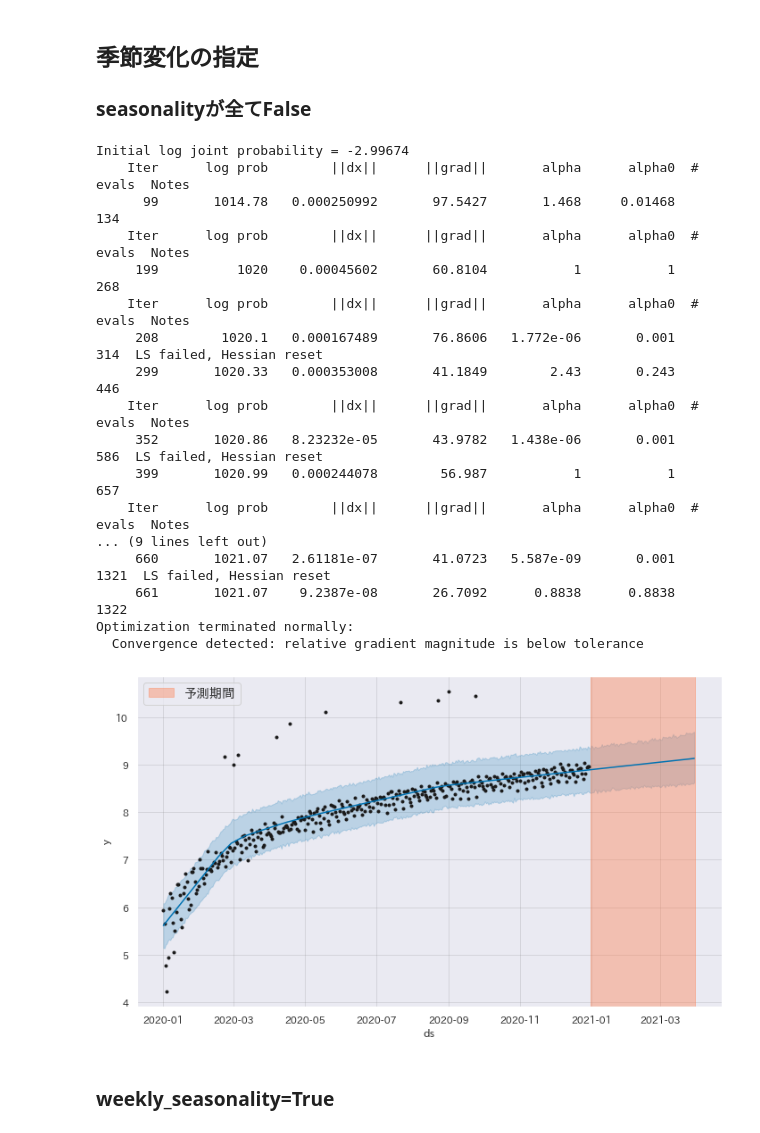
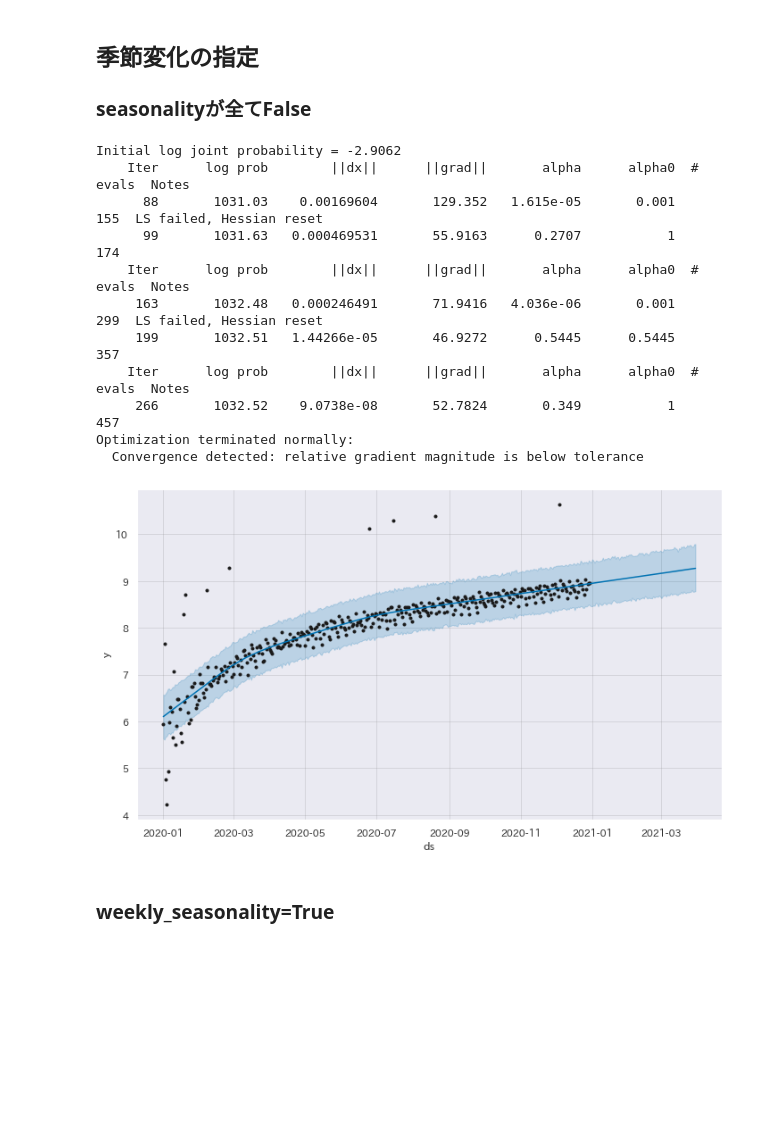
Before and after one commit to nanjakorewa/kdm-notebooks, a Jupyter notebook: timeseries/forecast/002-Prophet-alg.ipynb, the cells around one changed output. Cells and saved outputs as stored; diff of their text form; code cells hidden in the pictures; blank space fills up the shorter version.

```diff
--- a/timeseries/forecast/002-Prophet-alg.ipynb
+++ b/timeseries/forecast/002-Prophet-alg.ipynb
@@ -131,39 +123,31 @@ Optimization terminated normally:
 # %%
 # モデルを作成
 m = Prophet(
     yearly_seasonality=False,
     weekly_seasonality=False,
     daily_seasonality=False,
     growth="linear",
 )
 m.fit(df)
 
 # 将来を予測
 future = m.make_future_dataframe(periods=90)
 forecast = m.predict(future)
 fig = m.plot(forecast)
-plt.axvspan(18627, 18627 + 90, color="coral", alpha=0.4, label="予測期間")
-plt.legend()
 plt.show()
 # %% [output]
-Initial log joint probability = -2.99674
+Initial log joint probability = -2.9062
     Iter      log prob        ||dx||      ||grad||       alpha      alpha0  # evals  Notes
-      99       1014.78   0.000250992       97.5427       1.468     0.01468      134
+      88       1031.03    0.00169604       129.352   1.615e-05       0.001      155  LS failed, Hessian reset
+      99       1031.63   0.000469531       55.9163      0.2707           1      174
     Iter      log prob        ||dx||      ||grad||       alpha      alpha0  # evals  Notes
-     199          1020    0.00045602       60.8104           1           1      268
+     163       1032.48   0.000246491       71.9416   4.036e-06       0.001      299  LS failed, Hessian reset
+     199       1032.51   1.44266e-05       46.9272      0.5445      0.5445      357
     Iter      log prob        ||dx||      ||grad||       alpha      alpha0  # evals  Notes
-     208        1020.1   0.000167489       76.8606   1.772e-06       0.001      314  LS failed, Hessian reset
-     299       1020.33   0.000353008       41.1849        2.43       0.243      446
-    Iter      log prob        ||dx||      ||grad||       alpha      alpha0  # evals  Notes
-     352       1020.86   8.23232e-05       43.9782   1.438e-06       0.001      586  LS failed, Hessian reset
-     399       1020.99   0.000244078        56.987           1           1      657
-    Iter      log prob        ||dx||      ||grad||       alpha      alpha0  # evals  Notes
-... (9 lines left out)
-     660       1021.07   2.61181e-07       41.0723   5.587e-09       0.001     1321  LS failed, Hessian reset
-     661       1021.07    9.2387e-08       26.7092      0.8838      0.8838     1322
+     266       1032.52    9.0738e-08       52.7824       0.349           1      457
 Optimization terminated normally:
   Convergence detected: relative gradient magnitude is below tolerance
-[figure, old version]
+[figure, new version]
 # %% [markdown]
 ### weekly_seasonality=True
 # %%
```
Also changed, not shown: parts of 8 cells of this notebook, 2 other files.
